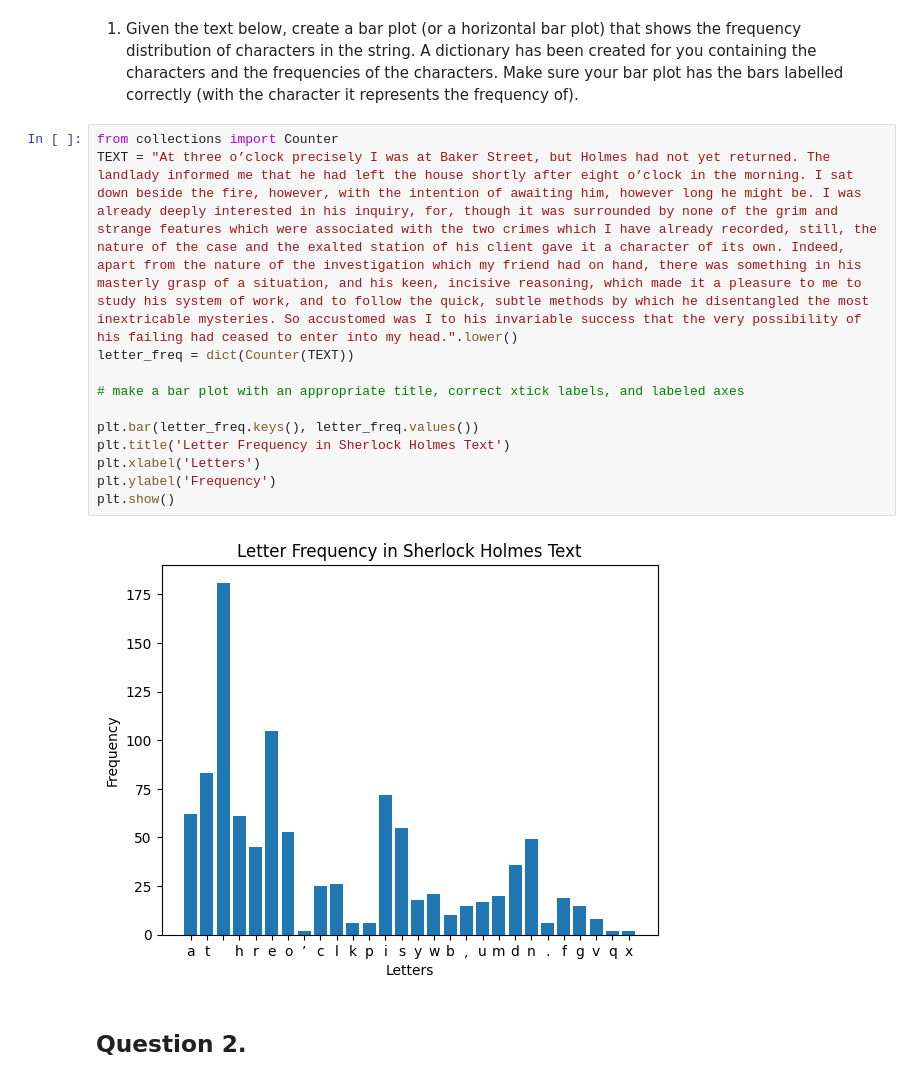
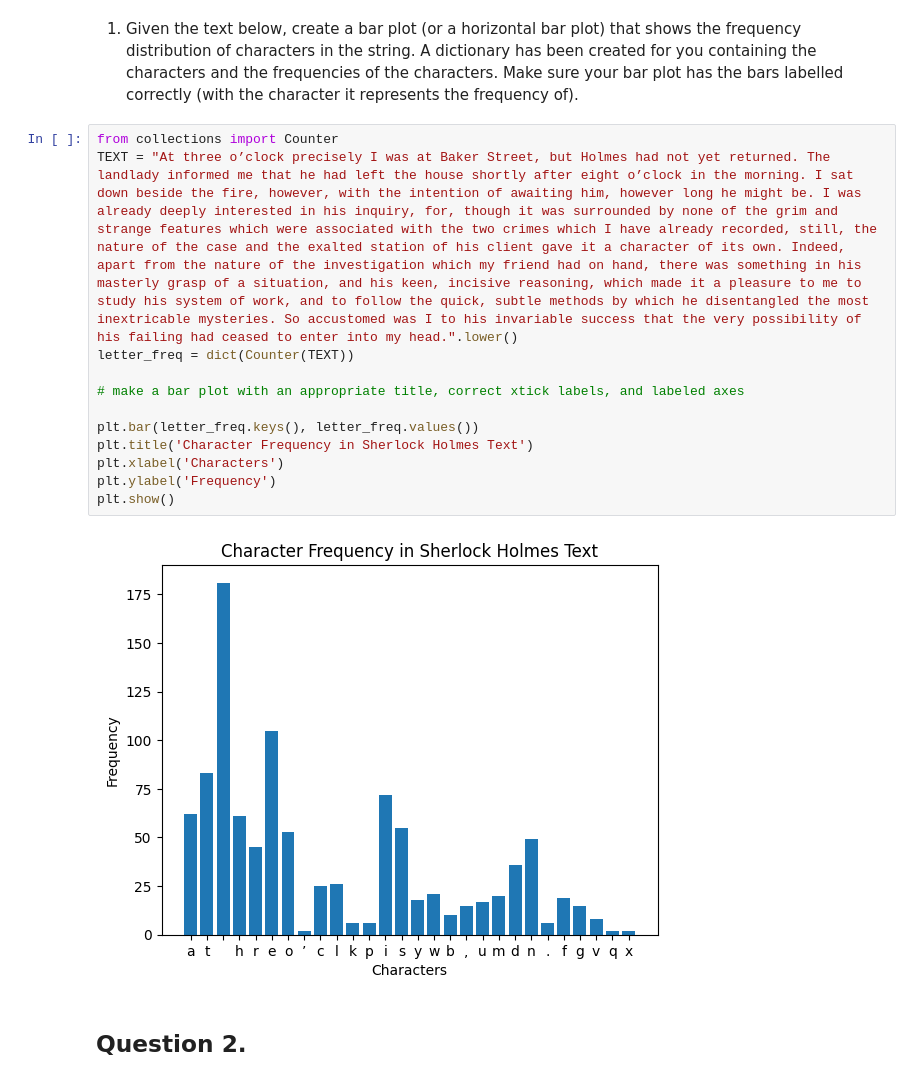
Before and after one commit to DMill31/pyplot, a Jupyter notebook: pyplot.ipynb, the cells around one changed output. Drawn from its saved outputs; the diff is of its cells as text.

```diff
--- a/pyplot.ipynb
+++ b/pyplot.ipynb
@@ -57,17 +57,17 @@ Make sure your bar plot has the bars labelled correctly (with the character it r
 # %%
 from collections import Counter
 TEXT = "At three o’clock precisely I was at Baker Street, but Holmes had not yet returned. The landlady informed me that he had left the house shortly after eight o’clock in the morning. I sat down beside the fire, however, with the intention of awaiting him, however long he might be. I was already deeply interested in his inquiry, for, though it was surrounded by none of the grim and strange features which were associated with the two crimes which I have already recorded, still, the nature of the case and the exalted station of his client gave it a character of its own. Indeed, apart from the nature of the investigation which my friend had on hand, there was something in his masterly grasp of a situation, and his keen, incisive reasoning, which made it a pleasure to me to study his system of work, and to follow the quick, subtle methods by which he disentangled the most inextricable mysteries. So accustomed was I to his invariable success that the very possibility of his failing had ceased to enter into my head.".lower()
 letter_freq = dict(Counter(TEXT))
 
 # make a bar plot with an appropriate title, correct xtick labels, and labeled axes
 
 plt.bar(letter_freq.keys(), letter_freq.values())
-plt.title('Letter Frequency in Sherlock Holmes Text')
-plt.xlabel('Letters')
+plt.title('Character Frequency in Sherlock Holmes Text')
+plt.xlabel('Characters')
 plt.ylabel('Frequency')
 plt.show()
 # %% [output]
-[figure, old version]
+[figure, new version]
 # %% [markdown]
 ## Question 2.
 # %% [markdown]
```
Also changed, not shown: parts of 3 cells of this notebook.
